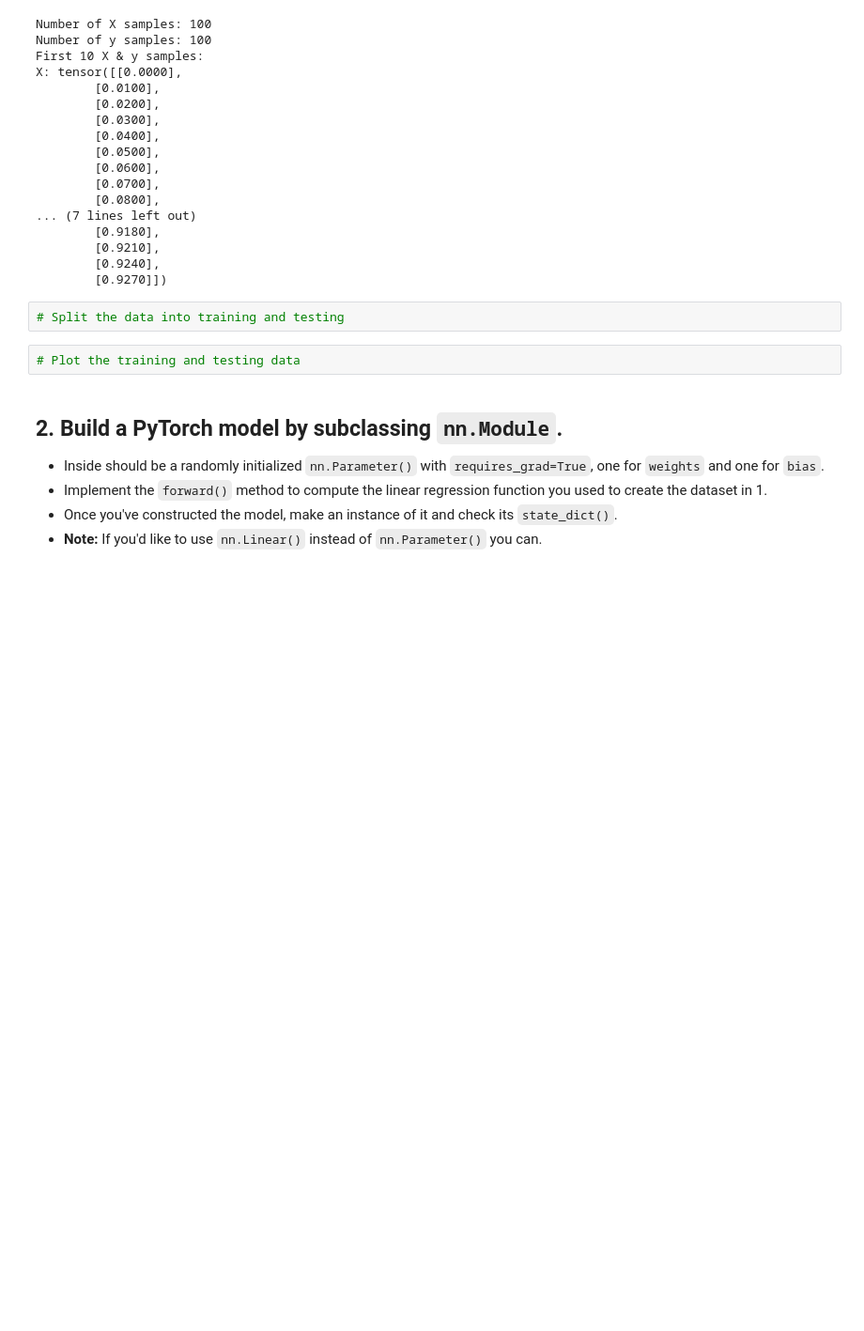
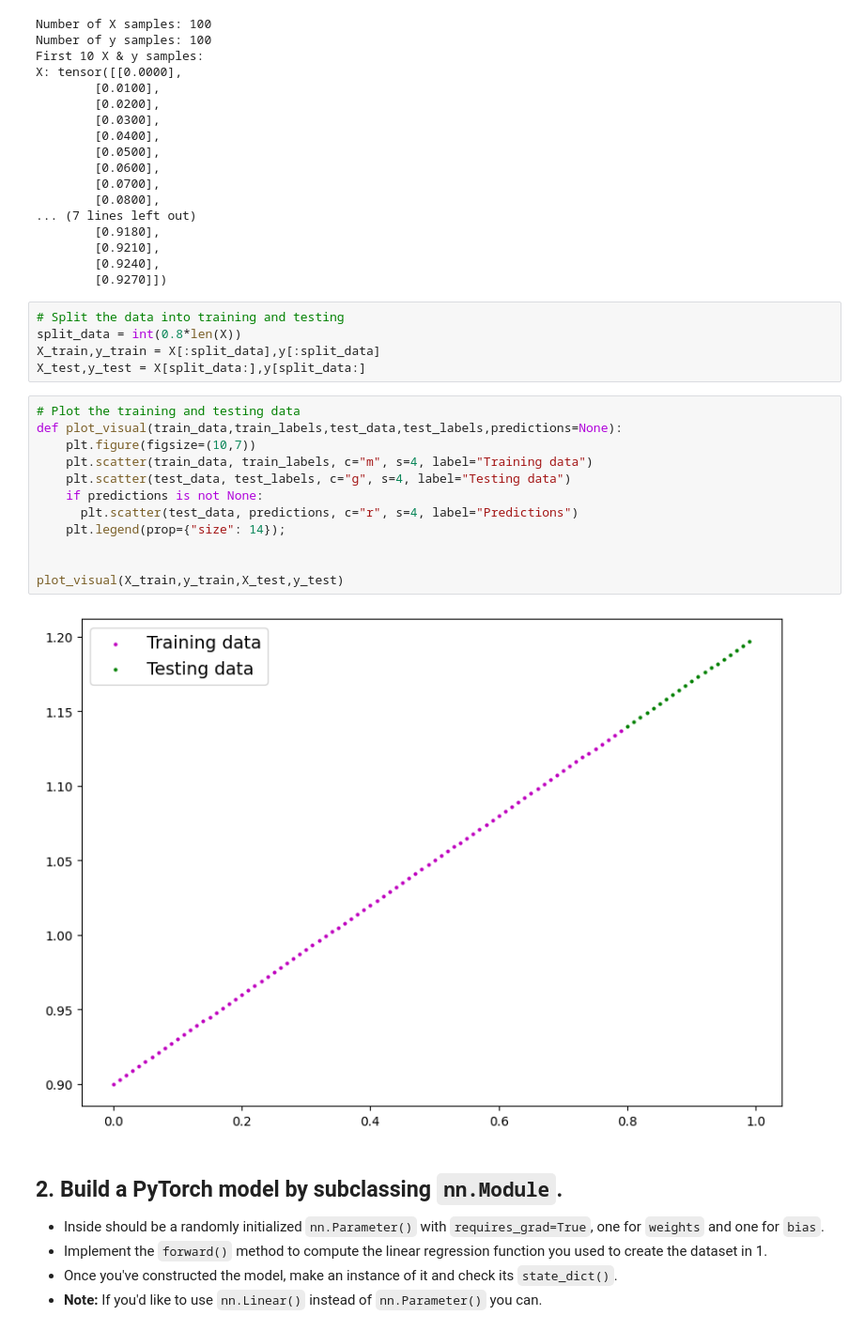
Before and after one commit to DeveloperWK/learn_pytorch, a Jupyter notebook: extras/exercises/01_pytorch_workflow_exercises.ipynb, the cells around one changed output. Shown: that part at 94% size. Drawn from its saved outputs; the diff is of its cells as text; blank space fills up the shorter version.

```diff
--- a/extras/exercises/01_pytorch_workflow_exercises.ipynb
+++ b/extras/exercises/01_pytorch_workflow_exercises.ipynb
@@ -72,8 +73,23 @@ X: tensor([[0.0000],
         [0.9270]])
 # %%
 # Split the data into training and testing
+split_data = int(0.8*len(X))
+X_train,y_train = X[:split_data],y[:split_data]
+X_test,y_test = X[split_data:],y[split_data:]
-# %%
-# Plot the training and testing data
+# %%
+# Plot the training and testing data
+def plot_visual(train_data,train_labels,test_data,test_labels,predictions=None):
+    plt.figure(figsize=(10,7))
+    plt.scatter(train_data, train_labels, c="m", s=4, label="Training data")
+    plt.scatter(test_data, test_labels, c="g", s=4, label="Testing data")
+    if predictions is not None:
+      plt.scatter(test_data, predictions, c="r", s=4, label="Predictions")
+    plt.legend(prop={"size": 14});
+
+
+plot_visual(X_train,y_train,X_test,y_test)
+# %% [output]
+[figure, added]
 # %% [markdown]
 ## 2. Build a PyTorch model by subclassing `nn.Module`.
   * Inside should be a randomly initialized `nn.Parameter()` with `requires_grad=True`, one for `weights` and one for `bias`.
```
Also changed, not shown: parts of 12 cells of this notebook.
